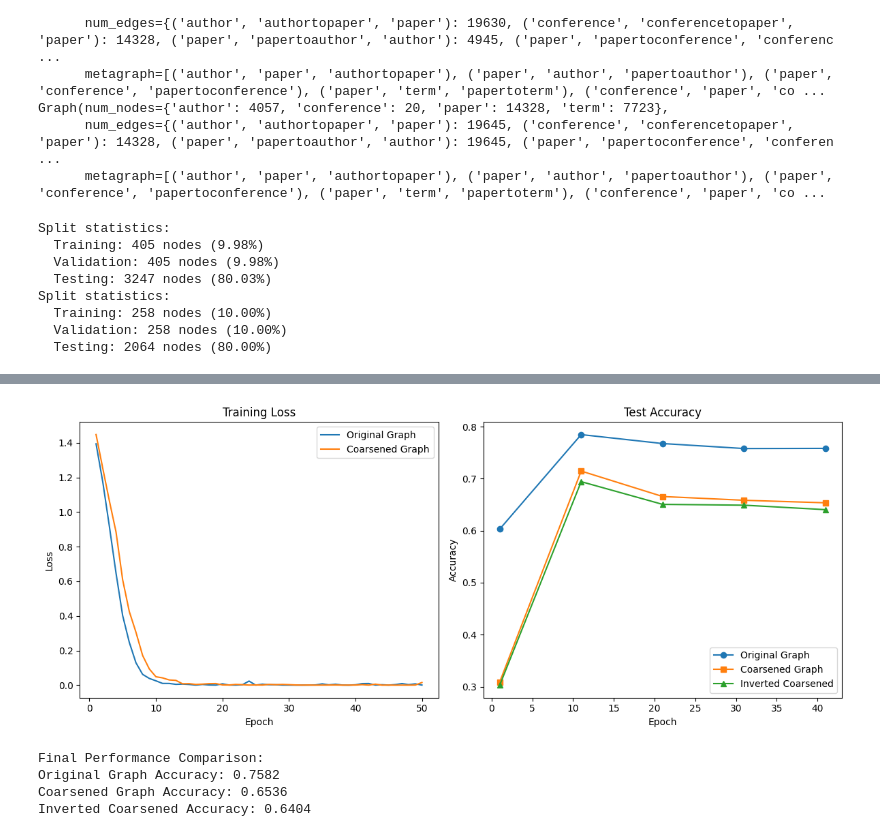
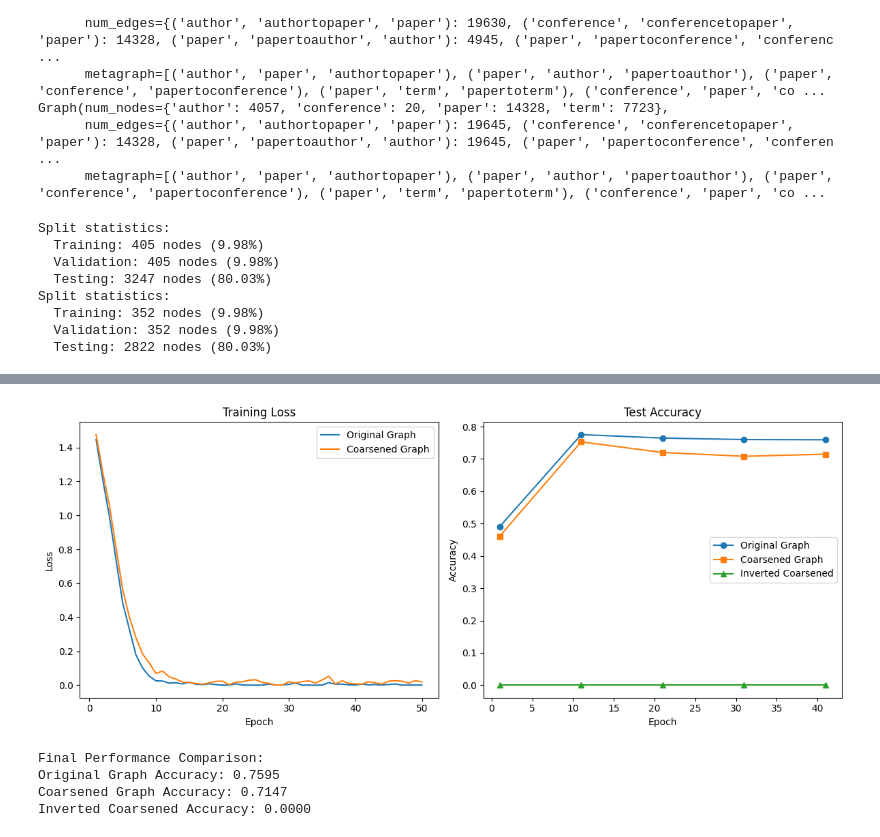
Before and after one commit to Robino-CK/convolution-matching, a Jupyter notebook: tests_dblp.ipynb, the cells around one changed output, grey strips where cells are left out. Saved outputs shown, nothing was run; the diff lists cells and outputs as text; code cells hidden in the pictures.

```diff
--- a/tests_dblp.ipynb
+++ b/tests_dblp.ipynb
@@ -17,3 +19,14 @@ test = TestHeteroSmall().load_graph()
 test = TestHeteroBig().load_graph()
 
 coarsener = HeteroCoarsener(dataset, original_graph, 0.5)
+# %%
+
+
+
+dataset = DBLP()
+original_graph = dataset.load_graph()
+
+coarsener = HeteroCoarsener(None,original_graph, 0.5)
+
+
+merge_graph,_ = coarsener.summarize2(k=10)
@@ -44,7 +86,7 @@ Graph(num_nodes={'author': 4057, 'conference': 20, 'paper': 14328, 'term': 7723}
       metagraph=[('author', 'paper', 'authortopaper'), ('paper', 'author', 'papertoauthor'), ('paper', 'conference', 'papertoconference'), ('paper', 'term', 'papertoterm'), ('conference', 'paper', 'co ...
 # %%
 original_data, o_x_dict, o_edge_index_dict, o_node_types, o_edge_types = dgl_to_pyg_input(original_graph)
-coarsened_data, c_x_dict, c_edge_index_dict, c_node_types, c_edge_types = dgl_to_pyg_input(merged_graph)
+coarsened_data, c_x_dict, c_edge_index_dict, c_node_types, c_edge_types = dgl_to_pyg_input(merge_graph)
 # %%
 import torch
 import numpy as np
@@ -122,9 +164,9 @@ Split statistics:
   Validation: 405 nodes (9.98%)
   Testing: 3247 nodes (80.03%)
 Split statistics:
-  Training: 258 nodes (10.00%)
-  Validation: 258 nodes (10.00%)
-  Testing: 2064 nodes (80.00%)
+  Training: 352 nodes (9.98%)
+  Validation: 352 nodes (9.98%)
+  Testing: 2822 nodes (80.03%)
 # %%
 # Import necessary libraries (if not already imported)
 import torch
@@ -236,13 +278,13 @@ def test_coarsened():
         ) / int(coarsened_data[target_node_type].test_mask.sum())
 
         # Apply inversion mapping to evaluate how coarsened predictions map to original graph
-        inverted_acc  = apply_inversion_mapping(
-            pred,
-            mapping_authors,
-            original_data[target_node_type]["label"],
-            coarsened_data[target_node_type].test_mask
-        )
-
+        # inverted_acc  = apply_inversion_mapping(
+        #     pred,
+        #     mapping_authors,
+        #     original_data[target_node_type]["label"],
+        #     coarsened_data[target_node_type].test_mask
+        # )
+        inverted_acc = 0
         return coarsened_acc, inverted_acc
 
 # Training for 50 epochs and comparing both models
@@ -338,5 +380,5 @@ Epoch 41:
-[figure, old version]
+[figure, new version]
 Final Performance Comparison:
-Original Graph Accuracy: 0.7582
-Coarsened Graph Accuracy: 0.6536
-Inverted Coarsened Accuracy: 0.6404
+Original Graph Accuracy: 0.7595
+Coarsened Graph Accuracy: 0.7147
+Inverted Coarsened Accuracy: 0.0000
```
Also changed, not shown: parts of 6 cells of this notebook, 2 other files.
